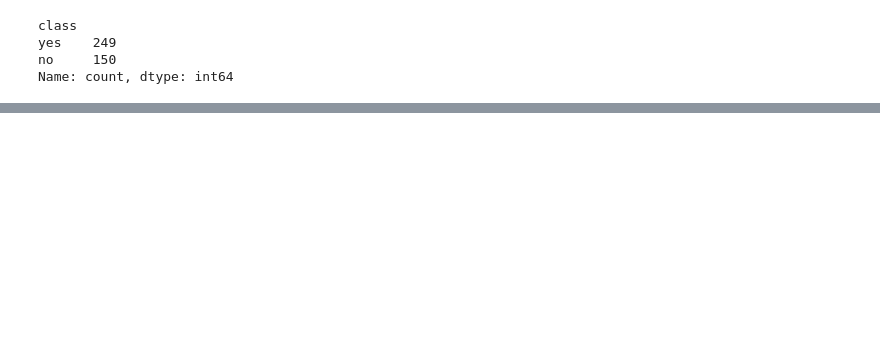
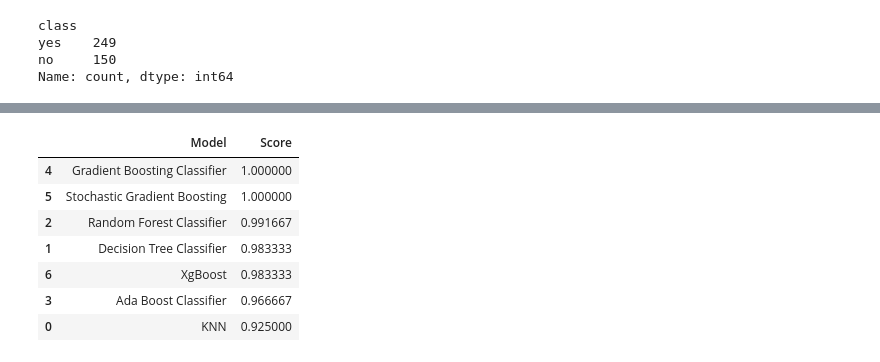
Before and after one commit to ganesanfocus/kidney_diease_classification, a Jupyter notebook: logical_regression.ipynb, the cells around one changed output, grey strips where cells are left out. Drawn from its saved outputs; the diff is of its cells as text; code cells hidden in the pictures; blank space fills up the shorter version.

```diff
--- a/logical_regression.ipynb
+++ b/logical_regression.ipynb
@@ -259,0 +599,15 @@ Name: count, dtype: int64
+# %%
+# ===== Stochastic Gradient Boosting (SGB) ====
+
+sgb = GradientBoostingClassifier(max_depth = 4, subsample = 0.90, max_features = 0.75, n_estimators = 200)
+sgb.fit(X_train, y_train)
+
+# accuracy score, confusion matrix and classification report of stochastic gradient boosting classifier
+
+sgb_acc = accuracy_score(y_test, sgb.predict(X_test))
+
+print(f"Training Accuracy of Stochastic Gradient Boosting is {accuracy_score(y_train, sgb.predict(X_train))}")
+print(f"Test Accuracy of Stochastic Gradient Boosting is {sgb_acc} \n")
+
+print(f"Confusion Matrix :- \n{confusion_matrix(y_test, sgb.predict(X_test))}\n")
+print(f"Classification Report :- \n {classification_report(y_test, sgb.predict(X_test))}")
@@ -259,0 +631,16 @@ Name: count, dtype: int64
+# %%
+# ========== XgBoost =================
+from xgboost import XGBClassifier
+
+xgb = XGBClassifier(objective = 'binary:logistic', learning_rate = 0.5, max_depth = 5, n_estimators = 150)
+xgb.fit(X_train, y_train)
+
+# accuracy score, confusion matrix and classification report of xgboost
+
+xgb_acc = accuracy_score(y_test, xgb.predict(X_test))
+
+print(f"Training Accuracy of XgBoost is {accuracy_score(y_train, xgb.predict(X_train))}")
+print(f"Test Accuracy of XgBoost is {xgb_acc} \n")
+
+print(f"Confusion Matrix :- \n{confusion_matrix(y_test, xgb.predict(X_test))}\n")
+print(f"Classification Report :- \n {classification_report(y_test, xgb.predict(X_test))}")
@@ -259,0 +699,20 @@ Name: count, dtype: int64
+# %%
+# ======== model comparison ========
+
+models = pd.DataFrame({
+    'Model' : [ 'KNN', 'Decision Tree Classifier', 'Random Forest Classifier','Ada Boost Classifier',
+             'Gradient Boosting Classifier', 'Stochastic Gradient Boosting', 'XgBoost'],
+    'Score' : [knn_acc, dtc_acc, rd_clf_acc, ada_acc, gb_acc, sgb_acc, xgb_acc]
+})
+
+
+models.sort_values(by = 'Score', ascending = False)
+# %% [output]
+|  | Model | Score |
+| 4 | Gradient Boosting Classifier | 1.000000 |
+| 5 | Stochastic Gradient Boosting | 1.000000 |
+| 2 | Random Forest Classifier | 0.991667 |
+| 1 | Decision Tree Classifier | 0.983333 |
+| 6 | XgBoost | 0.983333 |
+| 3 | Ada Boost Classifier | 0.966667 |
+| 0 | KNN | 0.925000 |
```
Also changed, not shown: parts of 26 cells of this notebook.
